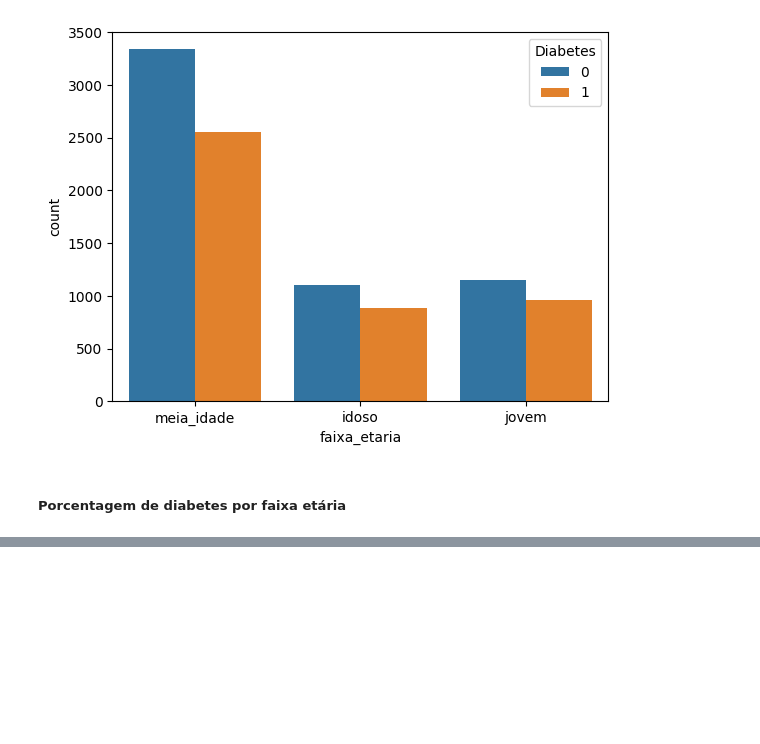
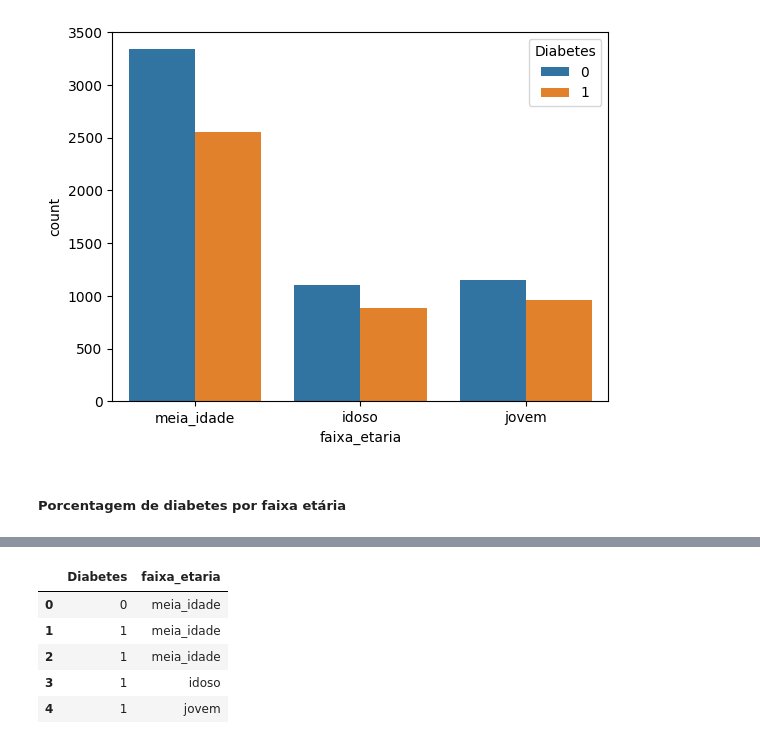
Before and after one commit to Pablo-Sant/Classificacao_diabetes, a Jupyter notebook: notebooks/01-eda.ipynb, the cells around one changed output, grey strips where cells are left out. Saved outputs shown, nothing was run; the diff lists cells and outputs as text; code cells hidden in the pictures; blank space fills up the shorter version.

```diff
--- a/notebooks/01-eda.ipynb
+++ b/notebooks/01-eda.ipynb
@@ -405,0 +408,9 @@ sns.barplot(data=data_diabetes_faixa_etaria, x="faixa_etaria", y="Diabetes")
+# %%
+data_diabetes_faixa_etaria.head()
+# %% [output]
+|  | Diabetes | faixa_etaria |
+| 0 | 0 | meia_idade |
+| 1 | 1 | meia_idade |
+| 2 | 1 | meia_idade |
+| 3 | 1 | idoso |
+| 4 | 1 | jovem |
```
Also changed, not shown: parts of 7 cells of this notebook, 2 other files.
